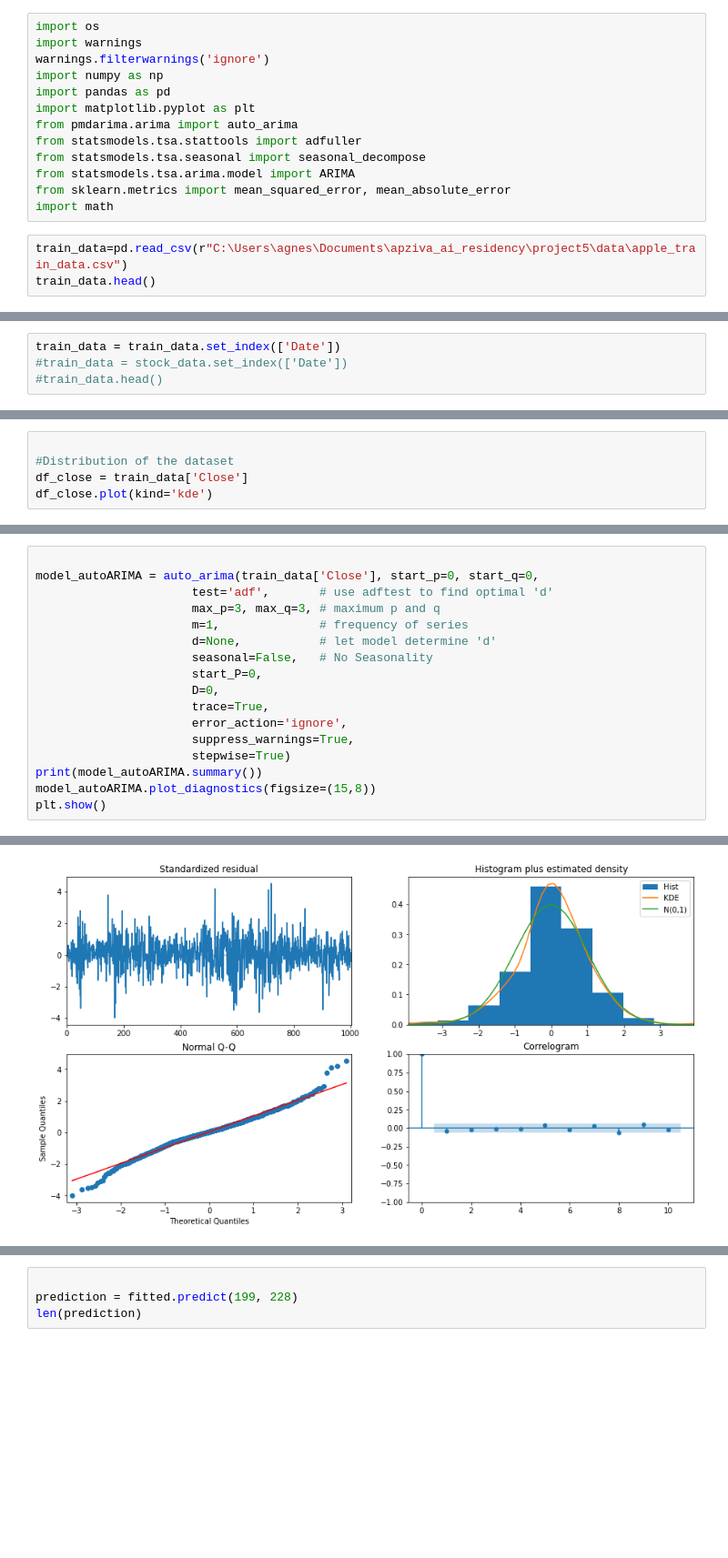
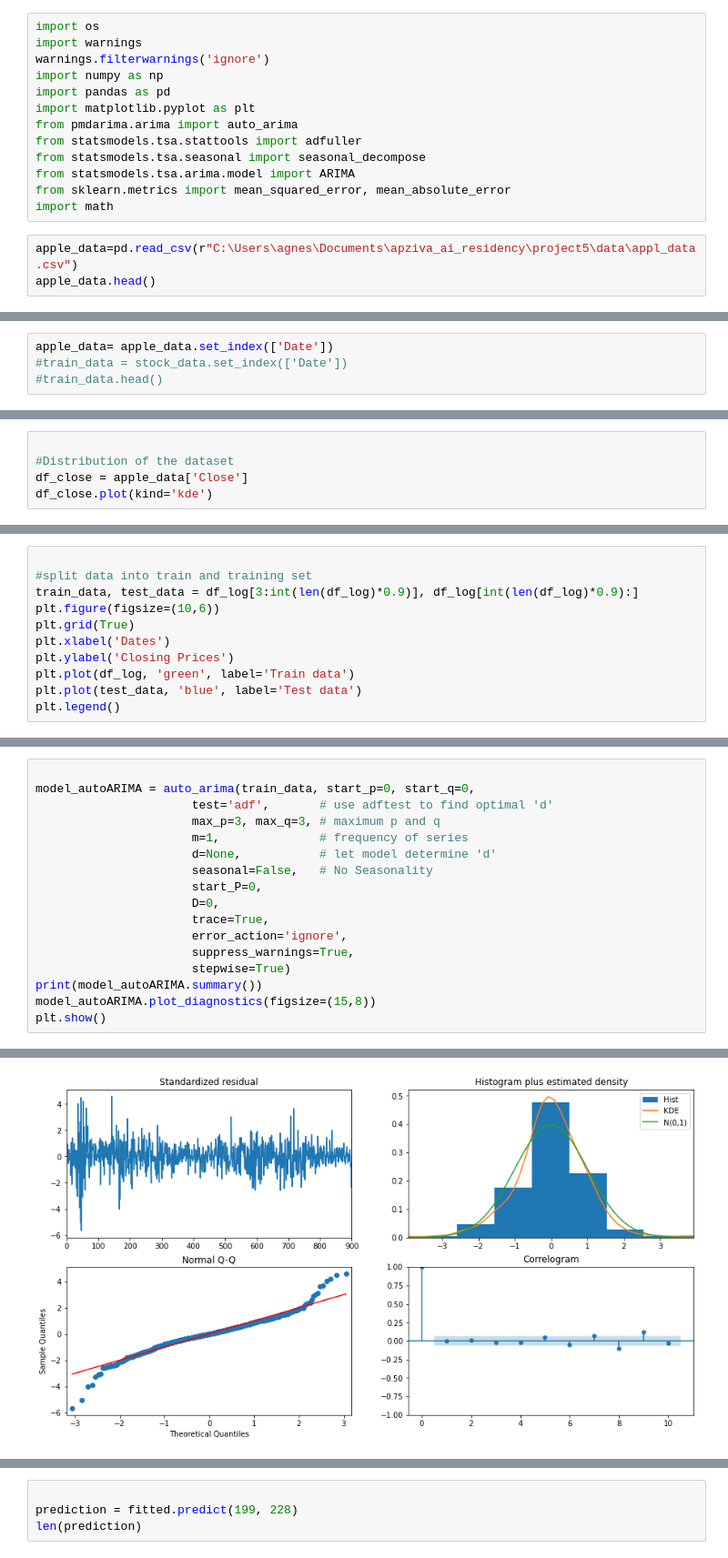
Before and after one commit to afolga/apziva_ai_residency, a Jupyter notebook: project5/notebooks/ARIMA.ipynb, the cells around one changed output, grey strips where cells are left out. Shown at 91% size. Drawn from its saved outputs; the diff is of its cells as text; blank space fills up the shorter version.

Commit message:
adding SARIMA, auto reg

```diff
--- a/project5/notebooks/ARIMA.ipynb
+++ b/project5/notebooks/ARIMA.ipynb
@@ -12,7 +12,7 @@ from statsmodels.tsa.arima.model import ARIMA
 from sklearn.metrics import mean_squared_error, mean_absolute_error
 import math
 # %%
-train_data=pd.read_csv(r"C:\Users\agnes\Documents\apziva_ai_residency\project5\data\apple_train_data.csv")
-train_data.head()
+apple_data=pd.read_csv(r"C:\Users\agnes\Documents\apziva_ai_residency\project5\data\appl_data.csv")
+apple_data.head()
 # %% [output]
 |  | Date | Open | High | Low | Close | Adj Close | Volume |
@@ -22,7 +22,7 @@ train_data.head()
 | 3 | 2020-01-07 | 74.959999 | 75.224998 | 74.370003 | 74.597504 | 72.582664 | 108872000 |
 | 4 | 2020-01-08 | 74.290001 | 76.110001 | 74.290001 | 75.797501 | 73.750252 | 132079200 |
 # %%
-train_data = train_data.set_index(['Date'])
+apple_data= apple_data.set_index(['Date'])
 #train_data = stock_data.set_index(['Date'])
 #train_data.head()
 # %%
@@ -38,7 +38,7 @@ plt.show()
 # %%
 
 #Distribution of the dataset
-df_close = train_data['Close']
+df_close = apple_data['Close']
 df_close.plot(kind='kde')
 # %% [output]
 <AxesSubplot: ylabel='Density'>
@@ -104,0 +105,11 @@ No artists with labels found to put in legend.  Note that artists whose label st
+# %%
+
+#split data into train and training set
+train_data, test_data = df_log[3:int(len(df_log)*0.9)], df_log[int(len(df_log)*0.9):]
+plt.figure(figsize=(10,6))
+plt.grid(True)
+plt.xlabel('Dates')
+plt.ylabel('Closing Prices')
+plt.plot(df_log, 'green', label='Train data')
+plt.plot(test_data, 'blue', label='Test data')
+plt.legend()
@@ -105,6 +122,6 @@ No artists with labels found to put in legend.  Note that artists whose label st
 # %%
 
-model_autoARIMA = auto_arima(train_data['Close'], start_p=0, start_q=0,
+model_autoARIMA = auto_arima(train_data, start_p=0, start_q=0,
                       test='adf',       # use adftest to find optimal 'd'
                       max_p=3, max_q=3, # maximum p and q
                       m=1,              # frequency of series
@@ -136,6 +153,6 @@ Dep. Variable:                      y   No. Observations:                 1006
 ===================================================================================
 
 Warnings:
 [1] Covariance matrix calculated using the outer product of gradients (complex-step).
-[figure, old version]
+[figure, new version]
 # %%
```
Also changed, not shown: parts of 20 cells of this notebook, 6 other files.
